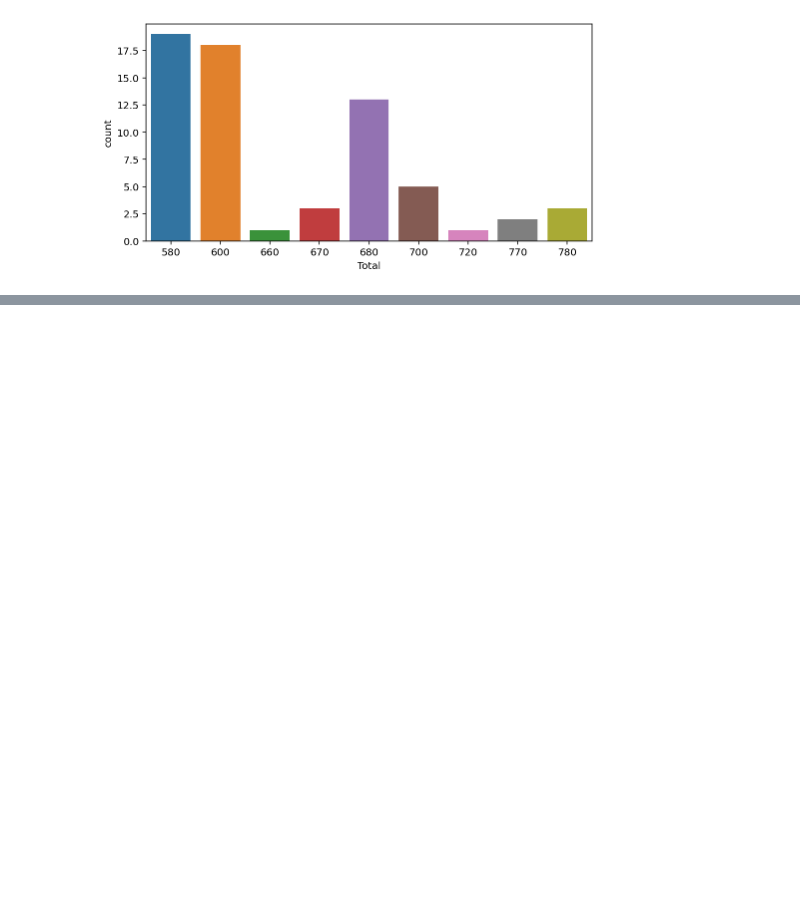
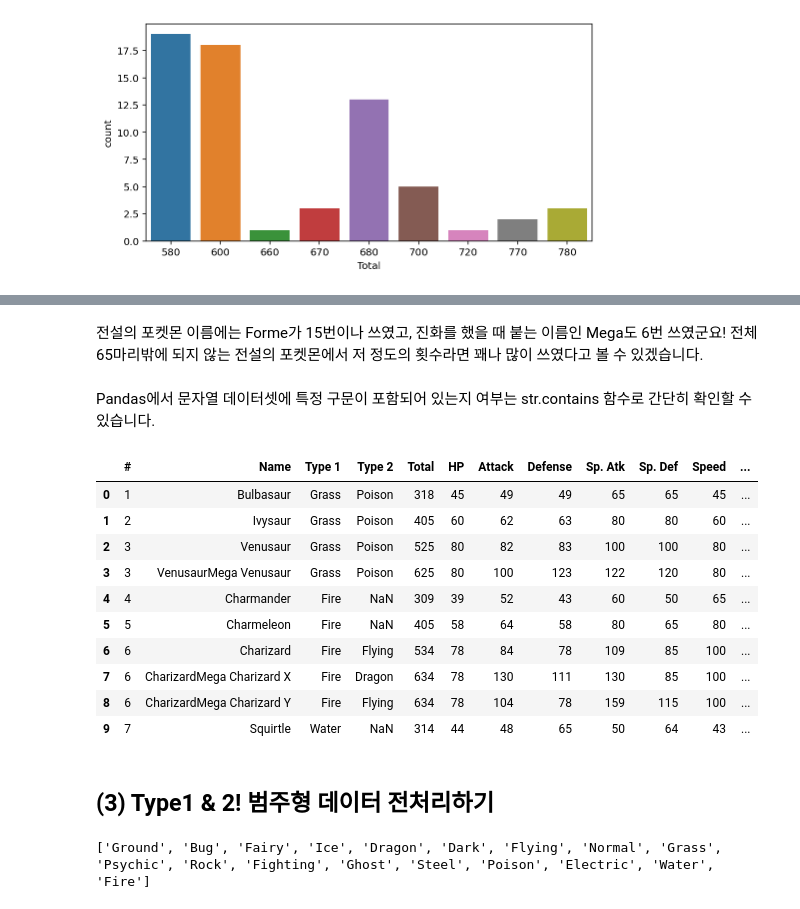
Before and after one commit to inistory/Kaggle, a Jupyter notebook: Pokemon/pokemon_eda.ipynb, the cells around one changed output, grey strips where cells are left out. Drawn from its saved outputs; the diff is of its cells as text; code cells hidden in the pictures; blank space fills up the shorter version.

Commit message:
210924 update pokemon_eda

```diff
--- a/Pokemon/pokemon_eda.ipynb
+++ b/Pokemon/pokemon_eda.ipynb
@@ -343,0 +585,6 @@ plt.show()
+# %%
+tokens = []
+for part_name in name_split:
+    a = re.findall('[A-Z][a-z]*', part_name)
+    tokens.extend(a)
+tokens
@@ -343,0 +599,11 @@ plt.show()
+# %%
+#전체적용
+def tokenize(name):
+    name_split = name.split(" ")
+
+    tokens = []
+    for part_name in name_split:
+        a = re.findall('[A-Z][a-z]*', part_name)
+        tokens.extend(a)
+
+    return np.array(tokens)
@@ -343,0 +615,9 @@ plt.show()
+# %%
+all_tokens = list(legendary["Name"].apply(tokenize).values)
+
+token_set = []
+for token in all_tokens:
+    token_set.extend(token)
+
+print(len(set(token_set)))
+print(token_set)
@@ -343,0 +636,3 @@ plt.show()
+# %%
+most_common = Counter(token_set).most_common(10)
+most_common
@@ -343,0 +650,28 @@ plt.show()
+# %% [markdown]
+전설의 포켓몬 이름에는 Forme가 15번이나 쓰였고, 진화를 했을 때 붙는 이름인 Mega도 6번 쓰였군요!
+전체 65마리밖에 되지 않는 전설의 포켓몬에서 저 정도의 횟수라면 꽤나 많이 쓰였다고 볼 수 있겠습니다.
+# %% [markdown]
+Pandas에서 문자열 데이터셋에 특정 구문이 포함되어 있는지 여부는 str.contains 함수로 간단히 확인할 수 있습니다.
+# %%
+for token, _ in most_common:
+    pokemon[token] = pokemon["Name"].str.contains(token)
+
+pokemon.head(10)
+# %% [output]
+|  | # | Name | Type 1 | Type 2 | Total | HP | Attack | Defense | Sp. Atk | Sp. Def | Speed | ... |
+| 0 | 1 | Bulbasaur | Grass | Poison | 318 | 45 | 49 | 49 | 65 | 65 | 45 | ... |
+| 1 | 2 | Ivysaur | Grass | Poison | 405 | 60 | 62 | 63 | 80 | 80 | 60 | ... |
+| 2 | 3 | Venusaur | Grass | Poison | 525 | 80 | 82 | 83 | 100 | 100 | 80 | ... |
+| 3 | 3 | VenusaurMega Venusaur | Grass | Poison | 625 | 80 | 100 | 123 | 122 | 120 | 80 | ... |
+| 4 | 4 | Charmander | Fire | NaN | 309 | 39 | 52 | 43 | 60 | 50 | 65 | ... |
+| 5 | 5 | Charmeleon | Fire | NaN | 405 | 58 | 64 | 58 | 80 | 65 | 80 | ... |
+| 6 | 6 | Charizard | Fire | Flying | 534 | 78 | 84 | 78 | 109 | 85 | 100 | ... |
+| 7 | 6 | CharizardMega Charizard X | Fire | Dragon | 634 | 78 | 130 | 111 | 130 | 85 | 100 | ... |
+| 8 | 6 | CharizardMega Charizard Y | Fire | Flying | 634 | 78 | 104 | 78 | 159 | 115 | 100 | ... |
+| 9 | 7 | Squirtle | Water | NaN | 314 | 44 | 48 | 65 | 50 | 64 | 43 | ... |
+# %% [markdown]
+## (3) Type1 & 2! 범주형 데이터 전처리하기
+# %%
+print(types)
+# %% [output]
+['Ground', 'Bug', 'Fairy', 'Ice', 'Dragon', 'Dark', 'Flying', 'Normal', 'Grass', 'Psychic', 'Rock', 'Fighting', 'Ghost', 'Steel', 'Poison', 'Electric', 'Water', 'Fire']
```
Also changed, not shown: parts of 69 cells of this notebook.
